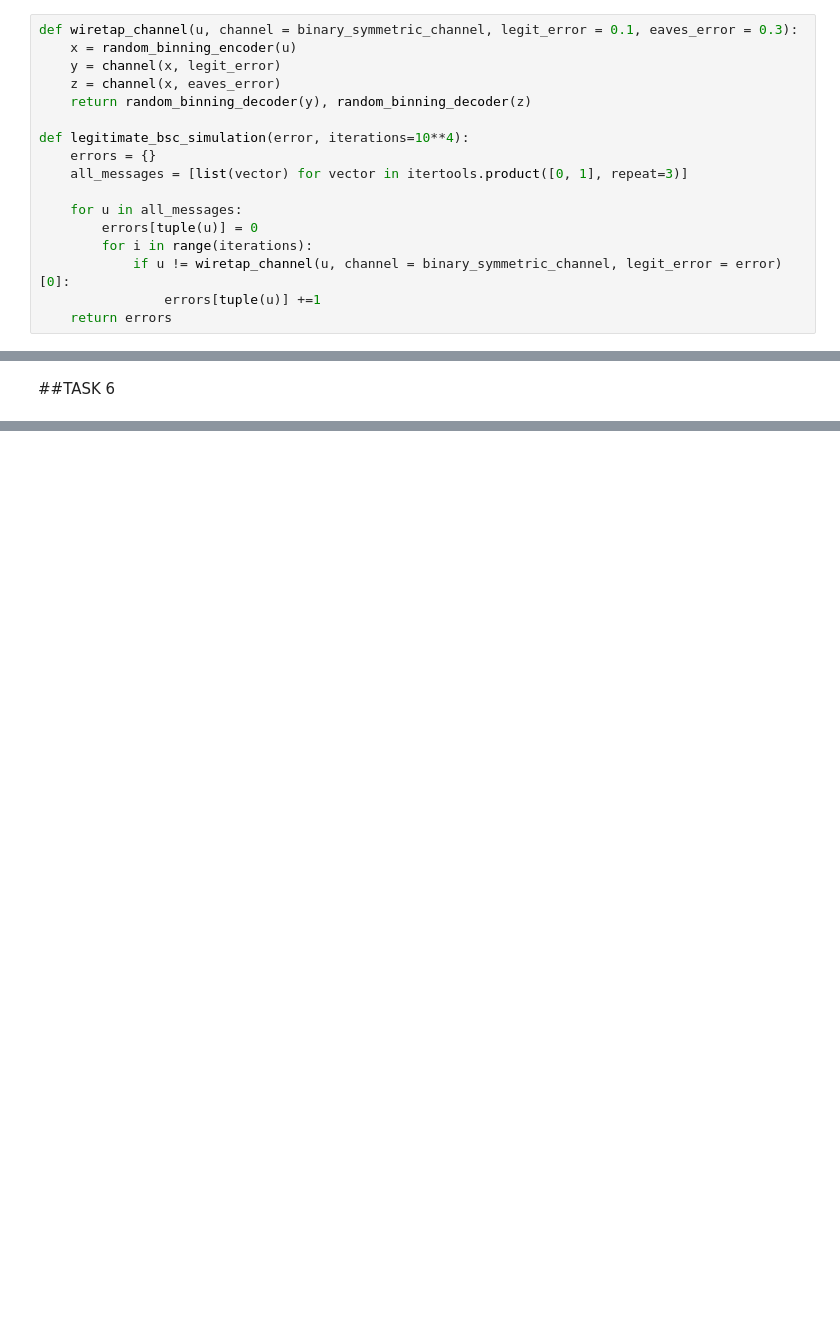
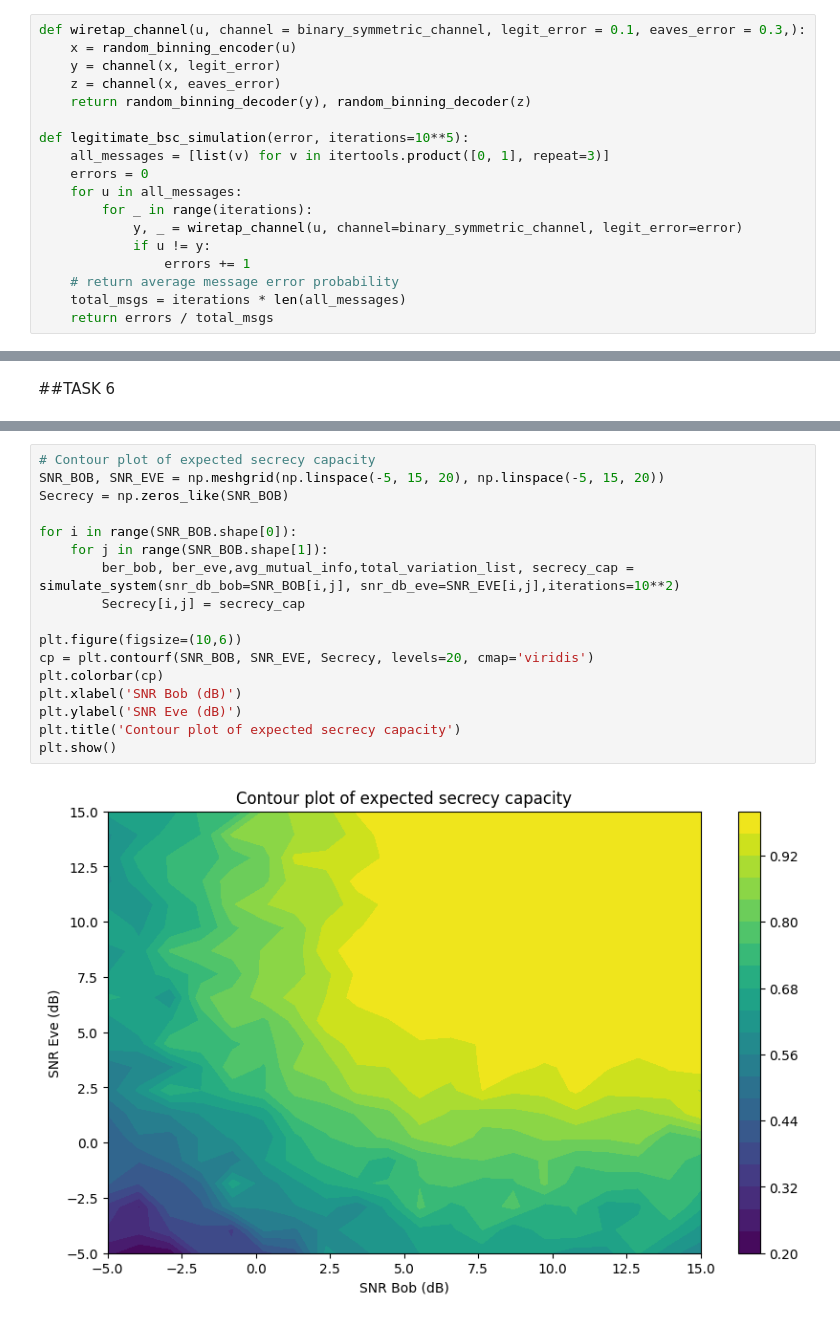
Before and after one commit to Massimo-Vettorello/Lab2I-S, a Jupyter notebook: sudormrf.ipynb, the cells around one changed output, grey strips where cells are left out. Cells and saved outputs as stored; diff of their text form; blank space fills up the shorter version.

```diff
--- a/sudormrf.ipynb
+++ b/sudormrf.ipynb
@@ -520,17 +502,18 @@ With 2100573 errors!
 # %%
-def wiretap_channel(u, channel = binary_symmetric_channel, legit_error = 0.1, eaves_error = 0.3):
+def wiretap_channel(u, channel = binary_symmetric_channel, legit_error = 0.1, eaves_error = 0.3,):
     x = random_binning_encoder(u)
     y = channel(x, legit_error)
     z = channel(x, eaves_error)
     return random_binning_decoder(y), random_binning_decoder(z)
 
-def legitimate_bsc_simulation(error, iterations=10**4):
-    errors = {}
-    all_messages = [list(vector) for vector in itertools.product([0, 1], repeat=3)]
-
+def legitimate_bsc_simulation(error, iterations=10**5):
+    all_messages = [list(v) for v in itertools.product([0, 1], repeat=3)]
+    errors = 0
     for u in all_messages:
-        errors[tuple(u)] = 0
-        for i in range(iterations):
-            if u != wiretap_channel(u, channel = binary_symmetric_channel, legit_error = error)[0]:
-                errors[tuple(u)] +=1
-    return errors
+        for _ in range(iterations):
+            y, _ = wiretap_channel(u, channel=binary_symmetric_channel, legit_error=error)
+            if u != y:
+                errors += 1
+    # return average message error probability
+    total_msgs = iterations * len(all_messages)
+    return errors / total_msgs
@@ -597,0 +915,19 @@ def awgn_channel_simulation(input, snr_db, iterations=10**4):
+# %%
+# Contour plot of expected secrecy capacity
+SNR_BOB, SNR_EVE = np.meshgrid(np.linspace(-5, 15, 20), np.linspace(-5, 15, 20))
+Secrecy = np.zeros_like(SNR_BOB)
+
+for i in range(SNR_BOB.shape[0]):
+    for j in range(SNR_BOB.shape[1]):
+        ber_bob, ber_eve,avg_mutual_info,total_variation_list, secrecy_cap = simulate_system(snr_db_bob=SNR_BOB[i,j], snr_db_eve=SNR_EVE[i,j],iterations=10**2)
+        Secrecy[i,j] = secrecy_cap
+
+plt.figure(figsize=(10,6))
+cp = plt.contourf(SNR_BOB, SNR_EVE, Secrecy, levels=20, cmap='viridis')
+plt.colorbar(cp)
+plt.xlabel('SNR Bob (dB)')
+plt.ylabel('SNR Eve (dB)')
+plt.title('Contour plot of expected secrecy capacity')
+plt.show()
+# %% [output]
+[figure, added]
```
Also changed, not shown: parts of 55 cells of this notebook.
